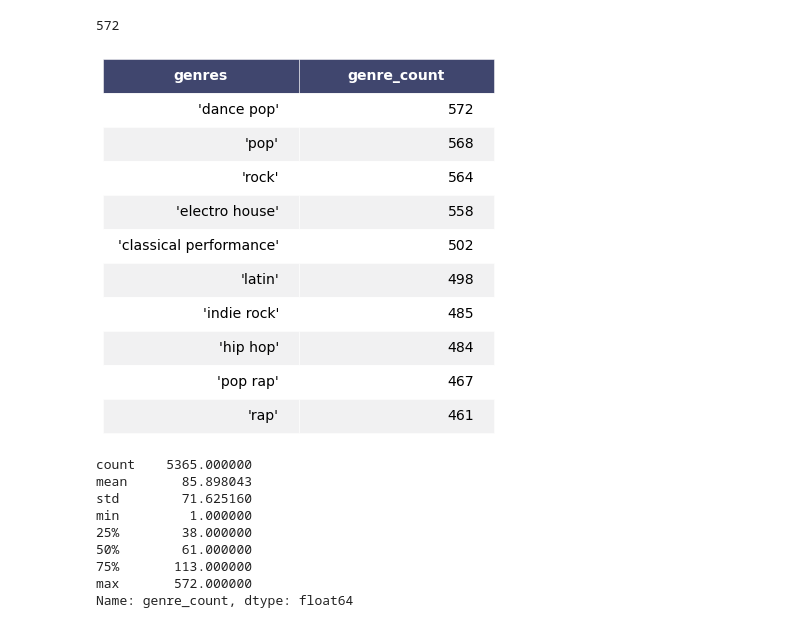
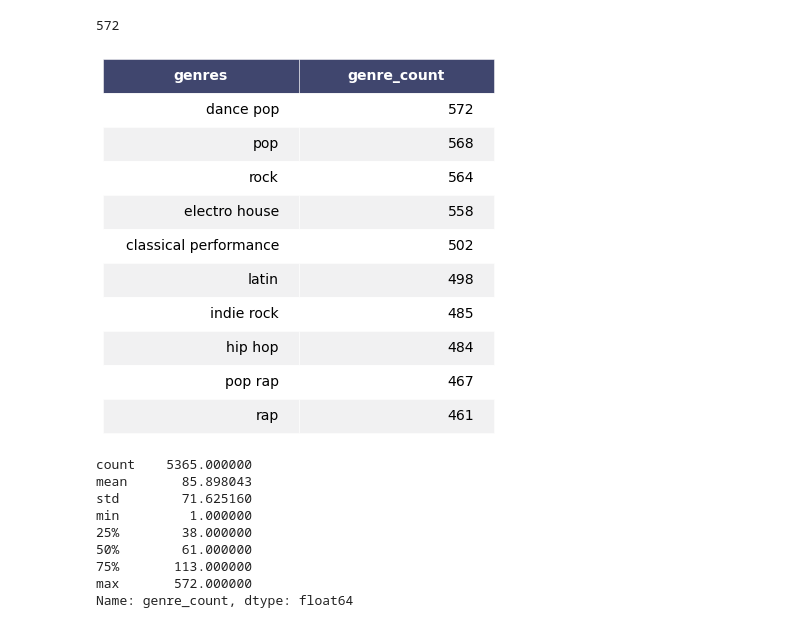
Before and after one commit to mattslatt/music_in_motion_acoustic_signatures, a Jupyter notebook: notebooks/artists.ipynb, the cells around one changed output. Cells and saved outputs as stored; diff of their text form; code cells hidden in the pictures.

```diff
--- a/notebooks/artists.ipynb
+++ b/notebooks/artists.ipynb
@@ -136,34 +138,35 @@ genre_count['genre_count'].max()
 # %%
 # What are the most popular genres?
 top_10_genres = genre_count.sort_values('genre_count', ascending=False).head(10)
+top_10_genres['genres'] = top_10_genres['genres'].str.strip("'")
 
 top_10_genres
 
 def render_mpl_table(data, col_width=3.0, row_height=0.625, font_size=14,
                      header_color='#40466e', row_colors=['#f1f1f2', 'w'], edge_color='w',
                      bbox=[0, 0, 1, 1], header_columns=0,
                      ax=None, **kwargs):
     if ax is None:
         size = (np.array(data.shape[::-1]) + np.array([0, 1])) * np.array([col_width, row_height])
         fig, ax = plt.subplots(figsize=size)
         ax.axis('off')
     mpl_table = ax.table(cellText=data.values, bbox=bbox, colLabels=data.columns, **kwargs)
     mpl_table.auto_set_font_size(False)
     mpl_table.set_fontsize(font_size)
 
     for k, cell in mpl_table._cells.items():
         cell.set_edgecolor(edge_color)
         if k[0] == 0 or k[1] < header_columns:
             cell.set_text_props(weight='bold', color='w')
             cell.set_facecolor(header_color)
         else:
             cell.set_facecolor(row_colors[k[0]%len(row_colors) ])
     return ax.get_figure(), ax
 
 fig, ax = render_mpl_table(top_10_genres, header_columns=0, col_width=3.5)
 plt.savefig('/home/matt/dsi_galvanize/capstones/spotify/img/top_10_genres_table.png')
 # %% [output]
-[figure, old version]
+[figure, new version]
 # %%
 # How many times are the top 10% of genres observed?
 genre_count['genre_count'].describe()
```
Also changed, not shown: parts of 45 cells of this notebook, 6 other files.
